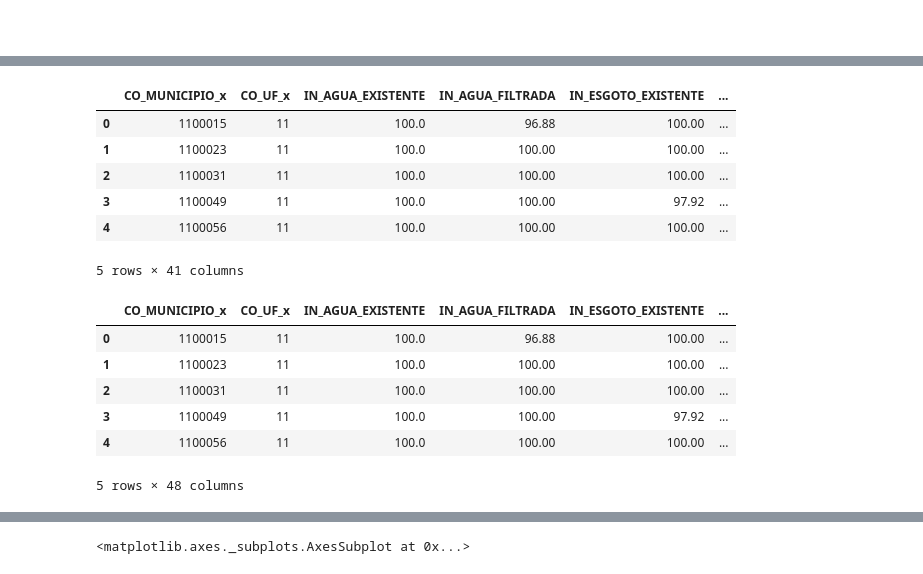
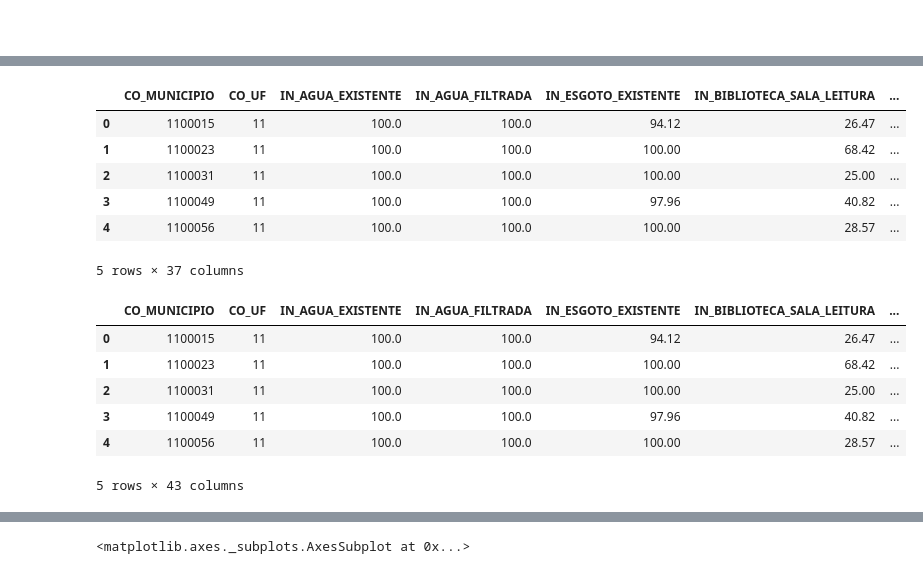
Before and after one commit to matteushc/tcc, a Jupyter notebook: 07-juncao_dados.ipynb, the cells around one changed output, grey strips where cells are left out. Drawn from its saved outputs; the diff is of its cells as text; code cells hidden in the pictures.

```diff
--- a/07-juncao_dados.ipynb
+++ b/07-juncao_dados.ipynb
@@ -63,25 +64,25 @@ all_escolas_mun.head()
 # %%
-all_escolas_remun_docentes = pd.merge(all_escolas_mun, remun_docentes_media_mun, left_on='CO_MUNICIP', right_on='CO_MUNICIPIO', how='inner')
+all_escolas_remun_docentes = pd.merge(all_escolas_mun, remun_docentes_media_mun, on="CO_MUNICIPIO_IBGE", how='inner')
 all_escolas_remun_docentes.head()
 # %% [output]
-|  | CO_MUNICIPIO_x | CO_UF_x | IN_AGUA_EXISTENTE | IN_AGUA_FILTRADA | IN_ESGOTO_EXISTENTE | ... |
-| 0 | 1100015 | 11 | 100.0 | 96.88 | 100.00 | ... |
-| 1 | 1100023 | 11 | 100.0 | 100.00 | 100.00 | ... |
-| 2 | 1100031 | 11 | 100.0 | 100.00 | 100.00 | ... |
-| 3 | 1100049 | 11 | 100.0 | 100.00 | 97.92 | ... |
-| 4 | 1100056 | 11 | 100.0 | 100.00 | 100.00 | ... |
+|  | CO_MUNICIPIO | CO_UF | IN_AGUA_EXISTENTE | IN_AGUA_FILTRADA | IN_ESGOTO_EXISTENTE | IN_BIBLIOTECA_SALA_LEITURA | ... |
+| 0 | 1100015 | 11 | 100.0 | 100.0 | 94.12 | 26.47 | ... |
+| 1 | 1100023 | 11 | 100.0 | 100.0 | 100.00 | 68.42 | ... |
+| 2 | 1100031 | 11 | 100.0 | 100.0 | 100.00 | 25.00 | ... |
+| 3 | 1100049 | 11 | 100.0 | 100.0 | 97.96 | 40.82 | ... |
+| 4 | 1100056 | 11 | 100.0 | 100.0 | 100.00 | 28.57 | ... |
-5 rows × 41 columns
+5 rows × 37 columns
 # %%
-final = pd.merge(all_escolas_remun_docentes, investimento, left_on='CO_MUNICIP', right_on='CO_MUNICIPIO_IBGE', how='inner')
+final = pd.merge(all_escolas_remun_docentes, investimento, on="CO_MUNICIPIO_IBGE", how='inner')
 final.head()
 # %% [output]
-|  | CO_MUNICIPIO_x | CO_UF_x | IN_AGUA_EXISTENTE | IN_AGUA_FILTRADA | IN_ESGOTO_EXISTENTE | ... |
-| 0 | 1100015 | 11 | 100.0 | 96.88 | 100.00 | ... |
-| 1 | 1100023 | 11 | 100.0 | 100.00 | 100.00 | ... |
-| 2 | 1100031 | 11 | 100.0 | 100.00 | 100.00 | ... |
-| 3 | 1100049 | 11 | 100.0 | 100.00 | 97.92 | ... |
-| 4 | 1100056 | 11 | 100.0 | 100.00 | 100.00 | ... |
+|  | CO_MUNICIPIO | CO_UF | IN_AGUA_EXISTENTE | IN_AGUA_FILTRADA | IN_ESGOTO_EXISTENTE | IN_BIBLIOTECA_SALA_LEITURA | ... |
+| 0 | 1100015 | 11 | 100.0 | 100.0 | 94.12 | 26.47 | ... |
+| 1 | 1100023 | 11 | 100.0 | 100.0 | 100.00 | 68.42 | ... |
+| 2 | 1100031 | 11 | 100.0 | 100.0 | 100.00 | 25.00 | ... |
+| 3 | 1100049 | 11 | 100.0 | 100.0 | 97.96 | 40.82 | ... |
+| 4 | 1100056 | 11 | 100.0 | 100.0 | 100.00 | 28.57 | ... |
-5 rows × 48 columns
+5 rows × 43 columns
 # %%
 final['VL_DESPESA_ED_POR_CID'] = final['VL_DESPESA_EMPENHADA_EDUCACAO'] / final['NUM_POPULACAO']
 final['VL_RECEITA_ED_POR_CID'] = final['VL_RECEITA_ORCADA'] / final['NUM_POPULACAO']
```
Also changed, not shown: parts of 20 cells of this notebook, 6 other files.
